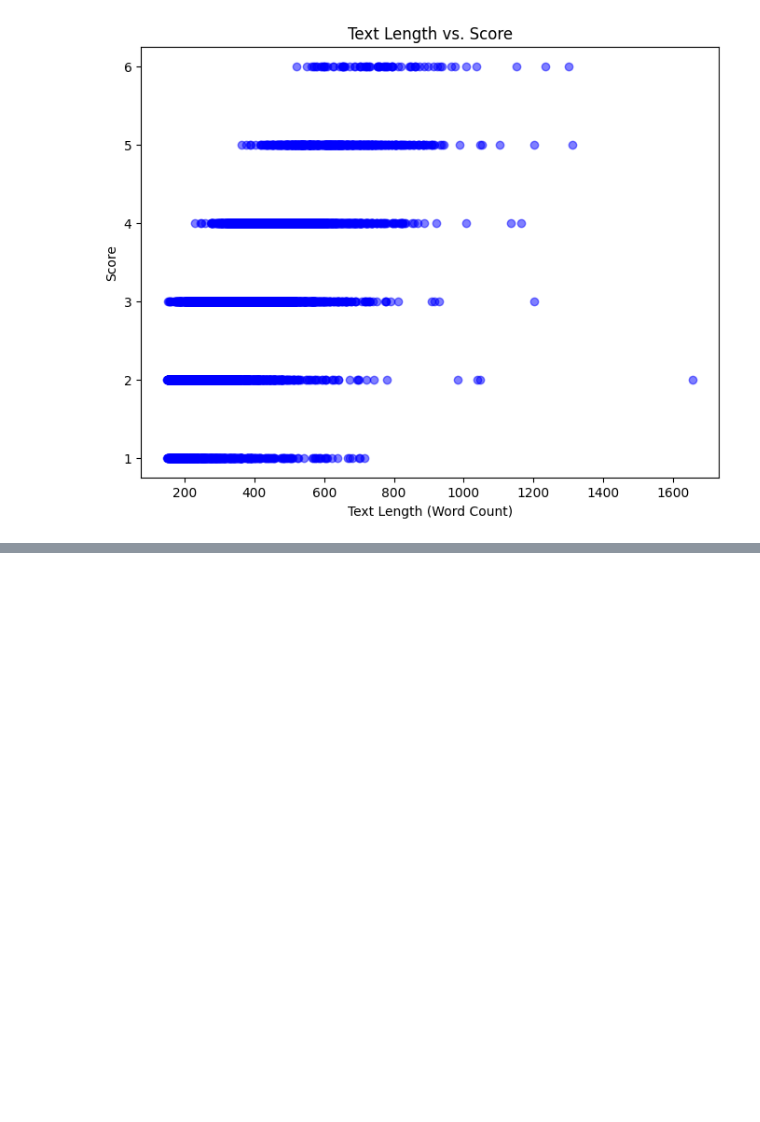
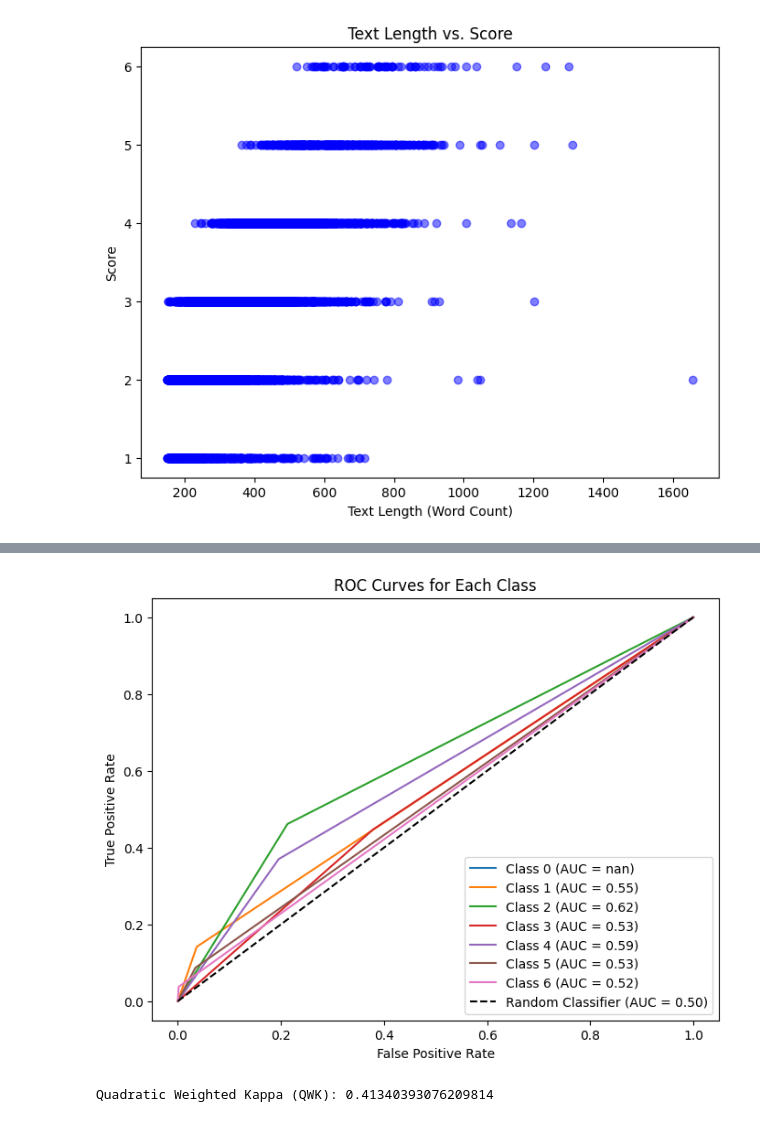
Before and after one commit to scottjaymsu/NLP-Autograder, a Jupyter notebook: rnn_model.ipynb, the cells around one changed output, grey strips where cells are left out. Cells and saved outputs as stored; diff of their text form; code cells hidden in the pictures; blank space fills up the shorter version.

```diff
--- a/rnn_model.ipynb
+++ b/rnn_model.ipynb
@@ -238,0 +338,33 @@ plt.show()
+# %%
+# Binarize the output labels
+y_test_binarized = label_binarize(y_test, classes=range(maxScore + 1))
+y_pred_binarized = label_binarize(y_pred, classes=range(maxScore + 1))
+
+# Compute ROC curve and AUC for each class
+fpr = dict()
+tpr = dict()
+roc_auc = dict()
+
+for i in range(maxScore + 1):
+    fpr[i], tpr[i], _ = roc_curve(y_test_binarized[:, i], y_pred_binarized[:, i])
+    roc_auc[i] = auc(fpr[i], tpr[i])
+
+# Plot ROC curves
+plt.figure(figsize=(8, 6))
+for i in range(maxScore + 1):
+    plt.plot(fpr[i], tpr[i], label=f'Class {i} (AUC = {roc_auc[i]:.2f})')
+
+plt.plot([0, 1], [0, 1], 'k--', label='Random Classifier (AUC = 0.50)')
+plt.title('ROC Curves for Each Class')
+plt.xlabel('False Positive Rate')
+plt.ylabel('True Positive Rate')
+plt.legend(loc='lower right')
+plt.show()
+# %% [output]
+[figure, added]
+# %%
+# Calculate the Quadratic Weighted Kappa
+qwk = cohen_kappa_score(y_test, y_pred, weights='quadratic')
+print(f"Quadratic Weighted Kappa (QWK): {qwk}")
+# %% [output]
+Quadratic Weighted Kappa (QWK): 0.41340393076209814
```
Also changed, not shown: parts of 13 cells of this notebook.
